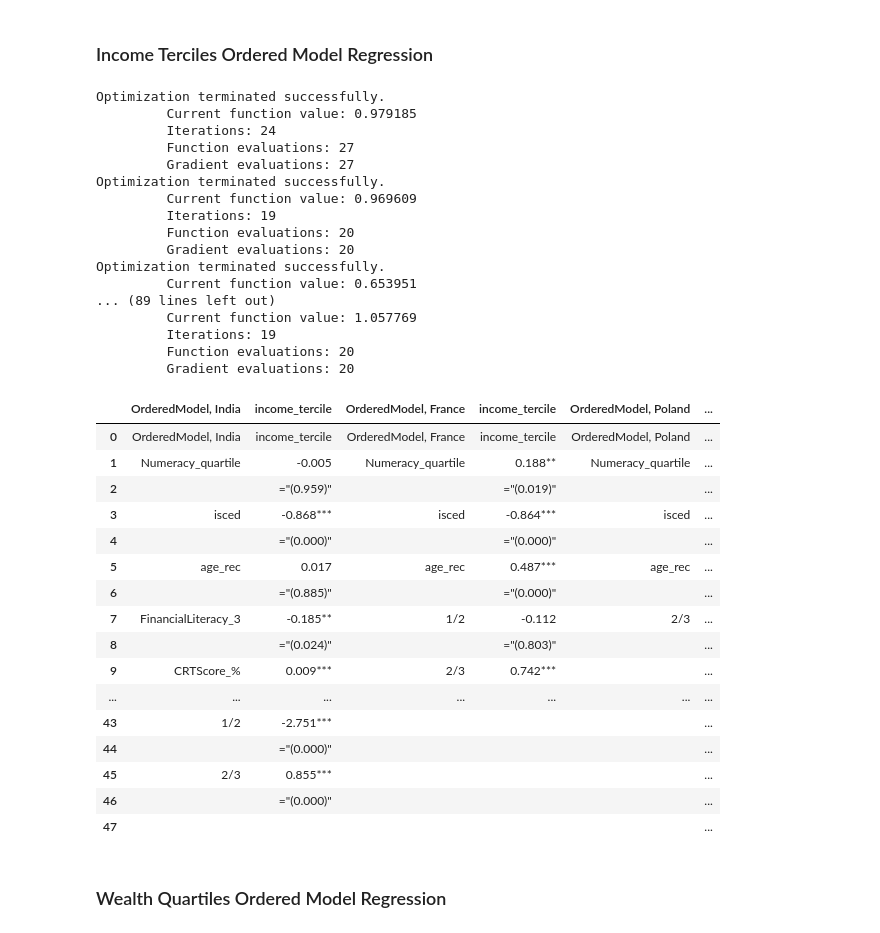
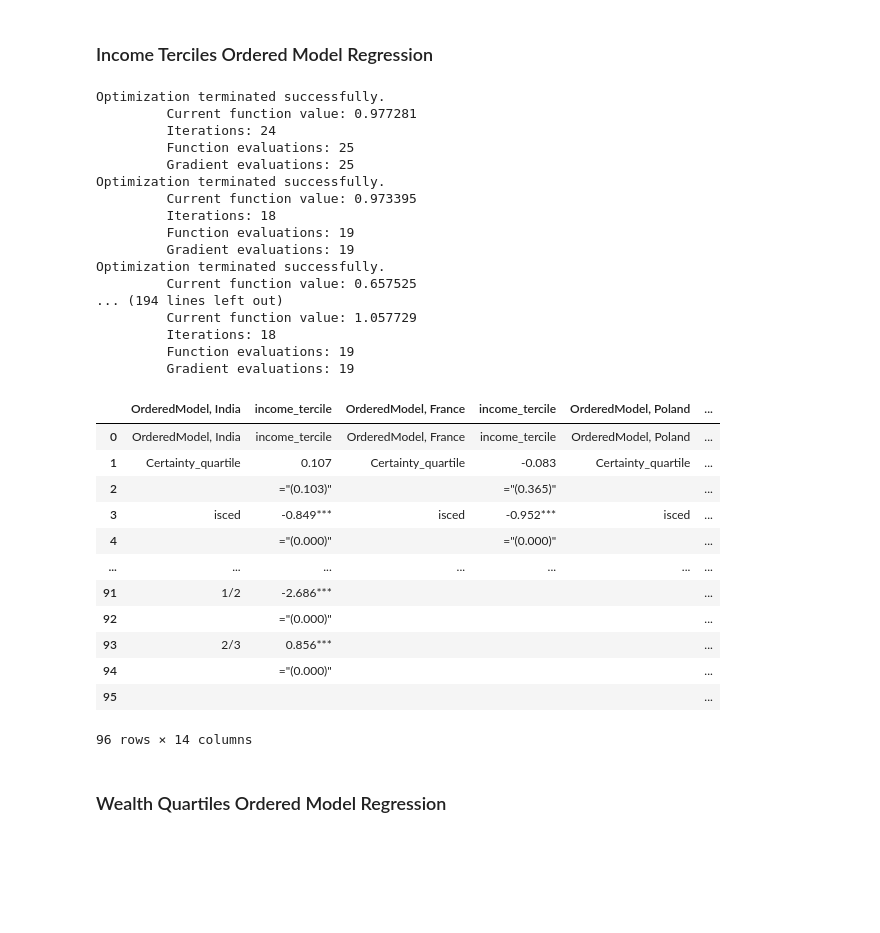
Before and after one commit to Leshleon/risk-literacy, a Jupyter notebook: data_analysis/new_code/euro_dynata/[280725] ALL - Euro + Dynata.ipynb, the cells around one changed output. Drawn from its saved outputs; the diff is of its cells as text; code cells hidden in the pictures; blank space fills up the shorter version.

```diff
--- a/data_analysis/new_code/euro_dynata/[280725] ALL - Euro + Dynata.ipynb
+++ b/data_analysis/new_code/euro_dynata/[280725] ALL - Euro + Dynata.ipynb
@@ -14,6 +14,7 @@ from scipy.stats.mstats import winsorize
 
 
 pd.set_option("display.max_columns", None)
+pd.reset_option("display.max_rows")
 pd.set_option('future.no_silent_downcasting', True)
 
 from utils.categorical_qcut import categorical_qcut
@@ -168,6 +169,12 @@ max         1.500000e+08          1.000000e+11
 ---
 # %%
 main = pd.concat([dyn0, euro0]).reset_index(drop = True)
-main["score_combined_%"] = ((main["GraphLiteracy_3"] + main["Numeracy_3"]) / 6) * 100
+
+main["financialplanning_goals"] = main[["financialplanning_1", "financialplanning_2", "financialplanning_3", "financialplanning_4",
+                                        "financialplanning_5", "financialplanning_6"]].sum(axis = 1)
+
+main["num_grap_6"] = main["GraphLiteracy_3"] + main["Numeracy_3"]
+
+main["num_grap_cer_11"] = main["GraphLiteracy_3"] + main["Numeracy_3"] + main["Certainty_5"]
+
 main["region"] = np.where(main["country"] == 0.0, "India", "Europe")
-main
@@ -261,7 +254,18 @@ facet_cols = ["Certainty_5", "Uncertainty_2", "RiskComprehension_5", "GraphLiter
               "Numeracy_3", "Bayesianreasoning_1"]
 
 facet_percent_cols = ["Certainty_%", "Uncertainty_%", "RiskComprehension_%", "GraphLiteracy_%",
-                      "Numeracy_%", "Bayesianreasoning_%",]
+                      "Numeracy_%", "Bayesianreasoning_%"]
+
+main.to_excel("Europe_Dynata_dataset.xlsx", index = False)
+
+independent_variables = ["Certainty_5", "Numeracy_3", "GraphLiteracy_3", "num_grap_6", "num_grap_cer_11", "TotalScore_19"]
+
+output_req = 1
+output_file_name = "EuIn_all.xlsx"
+
+# ["Certainty_5", "Numeracy_3", "GraphLiteracy_3", "num_grap_cer_11"] --> "EuIn_num_grap_cer.xlsx"
+# ["Numeracy_3", "GraphLiteracy_3", "num_grap_6"] --> "EuIn_num_grap.xlsx"
+# ["TotalScore_19"] --> "EuIn_totalscore.xlsx"
 
 # in use - Numeracy, Certainy, Graph ONLY
 # %% [markdown]
@@ -278,7 +282,7 @@ facet_percent_cols = ["Certainty_%", "Uncertainty_%", "RiskComprehension_%", "Gr
 import csv
 country_codes = main["country"].value_counts().index.values
 filter_variable = "income"
-independent_variables = ["Numeracy_%", "GraphLiteracy_%", "score_combined_%"]
+
 csv_list = []
 
 for independent_variable in independent_variables:
@@ -295,7 +299,7 @@ for independent_variable in independent_variables:
         controls = ["isced", "age_rec"]
 
         if country == 0:
-            india_additional_controls = ["FinancialLiteracy_3", "CRTScore_%"]
+            india_additional_controls = ["FinancialLiteracy_3", "CRTScore_3"]
             controls = controls + india_additional_controls
 
         output = regression_output(data = data, regression_type = "OrderedModel",
@@ -353,7 +353,7 @@ Optimization terminated successfully.
 import csv
 country_codes = main["country"].value_counts().index.values
 filter_variable = "income"
-independent_variables = ["Numeracy_%", "GraphLiteracy_%", "score_combined_%"]
+
 csv_list = []
 
 for independent_variable in independent_variables:
@@ -366,62 +366,58 @@ for independent_variable in independent_variables:
 
         data[f"{independent_variable[:-2]}_quartile"], assign_dict = categorical_qcut(data[independent_variable], qcut = 4)
         data[f"{independent_variable[:-2]}_quartile"] = data[f"{independent_variable[:-2]}_quartile"] + 1
 
         controls = ["isced", "age_rec"]
 
         if country == 0:
-            india_additional_controls = ["FinancialLiteracy_3", "CRTScore_%"]
+            india_additional_controls = ["FinancialLiteracy_3", "CRTScore_3"]
             controls = controls + india_additional_controls
 
         output = regression_output(data = data, regression_type = "OrderedModel",
                                 dependent_variable = "income_tercile", independent_variable = f"{independent_variable[:-2]}_quartile",
                                 control_variables = controls, depvar_absval = False)
 
         country_list.append(output)
 
     variable_output = pd.concat(country_list, axis = 1)
     variable_header = pd.DataFrame([variable_output.columns], columns = variable_output.columns)
     variable_separator = pd.DataFrame([[""]*variable_output.shape[1]], columns = variable_output.columns)
     csv_list.extend([variable_header, variable_output, variable_separator])
 
 country_income_tercile = pd.concat(csv_list).replace({pd.NA:""}).reset_index(drop = True)
 
 country_income_tercile
 # %% [output]
 Optimization terminated successfully.
-         Current function value: 0.979185
+         Current function value: 0.977281
          Iterations: 24
-         Function evaluations: 27
-         Gradient evaluations: 27
+         Function evaluations: 25
+         Gradient evaluations: 25
 Optimization terminated successfully.
-         Current function value: 0.969609
-         Iterations: 19
-         Function evaluations: 20
-         Gradient evaluations: 20
+         Current function value: 0.973395
+         Iterations: 18
+         Function evaluations: 19
+         Gradient evaluations: 19
 Optimization terminated successfully.
-         Current function value: 0.653951
-... (89 lines left out)
-         Current function value: 1.057769
-         Iterations: 19
-         Function evaluations: 20
-         Gradient evaluations: 20
+         Current function value: 0.657525
+... (194 lines left out)
+         Current function value: 1.057729
+         Iterations: 18
+         Function evaluations: 19
+         Gradient evaluations: 19
 |  | OrderedModel, India | income_tercile | OrderedModel, France | income_tercile | OrderedModel, Poland | ... |
 | 0 | OrderedModel, India | income_tercile | OrderedModel, France | income_tercile | OrderedModel, Poland | ... |
-| 1 | Numeracy_quartile | -0.005 | Numeracy_quartile | 0.188** | Numeracy_quartile | ... |
-| 2 |  | ="(0.959)" |  | ="(0.019)" |  | ... |
-| 3 | isced | -0.868*** | isced | -0.864*** | isced | ... |
+| 1 | Certainty_quartile | 0.107 | Certainty_quartile | -0.083 | Certainty_quartile | ... |
+| 2 |  | ="(0.103)" |  | ="(0.365)" |  | ... |
+| 3 | isced | -0.849*** | isced | -0.952*** | isced | ... |
 | 4 |  | ="(0.000)" |  | ="(0.000)" |  | ... |
-| 5 | age_rec | 0.017 | age_rec | 0.487*** | age_rec | ... |
-| 6 |  | ="(0.885)" |  | ="(0.000)" |  | ... |
-| 7 | FinancialLiteracy_3 | -0.185** | 1/2 | -0.112 | 2/3 | ... |
-| 8 |  | ="(0.024)" |  | ="(0.803)" |  | ... |
-| 9 | CRTScore_% | 0.009*** | 2/3 | 0.742*** |  | ... |
 | ... | ... | ... | ... | ... | ... | ... |
-| 43 | 1/2 | -2.751*** |  |  |  | ... |
-| 44 |  | ="(0.000)" |  |  |  | ... |
-| 45 | 2/3 | 0.855*** |  |  |  | ... |
-| 46 |  | ="(0.000)" |  |  |  | ... |
-| 47 |  |  |  |  |  | ... |
+| 91 | 1/2 | -2.686*** |  |  |  | ... |
+| 92 |  | ="(0.000)" |  |  |  | ... |
+| 93 | 2/3 | 0.856*** |  |  |  | ... |
+| 94 |  | ="(0.000)" |  |  |  | ... |
+| 95 |  |  |  |  |  | ... |
+96 rows × 14 columns
 # %% [markdown]
 ### Wealth Quartiles Ordered Model Regression
 # %%
```
Also changed, not shown: parts of 11 cells of this notebook.
